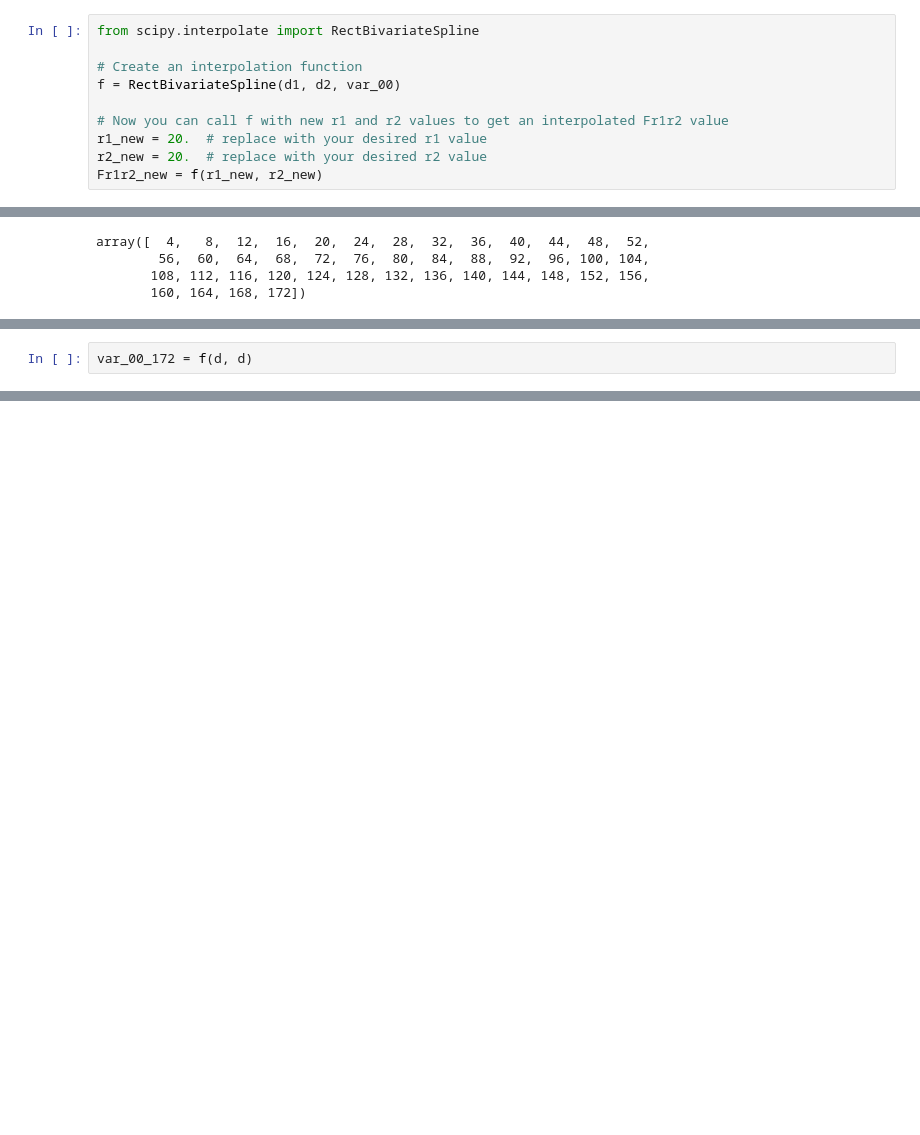
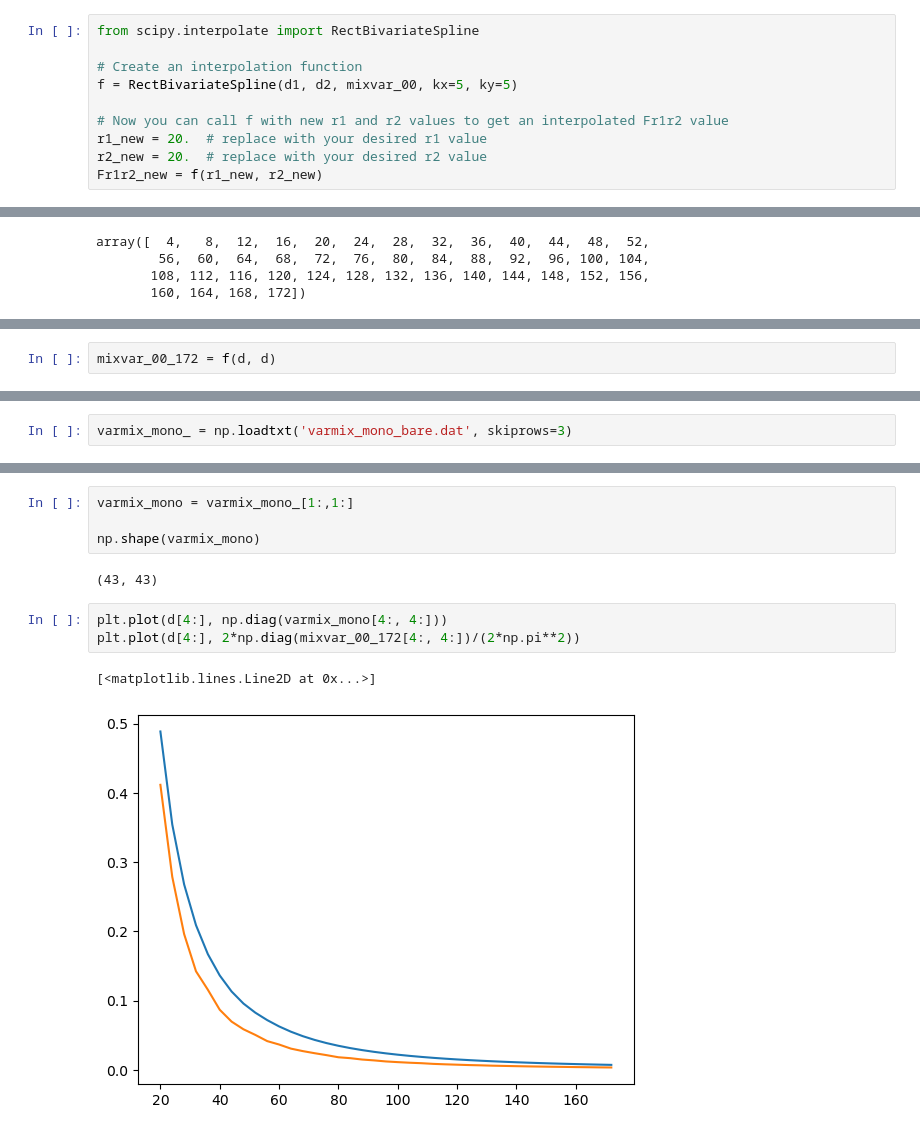
Before and after one commit to dasobral/2DFFTLog, a Jupyter notebook: test_integrals.ipynb, the cells around one changed output, grey strips where cells are left out. Saved outputs shown, nothing was run; the diff lists cells and outputs as text; blank space fills up the shorter version.

```diff
--- a/test_integrals.ipynb
+++ b/test_integrals.ipynb
@@ -63,7 +215,7 @@ np.shape(Fr1Fr2)
 from scipy.interpolate import RectBivariateSpline
 
 # Create an interpolation function
-f = RectBivariateSpline(d1, d2, var_00)
+f = RectBivariateSpline(d1, d2, mixvar_00, kx=5, ky=5)
 
 # Now you can call f with new r1 and r2 values to get an interpolated Fr1r2 value
 r1_new = 20.  # replace with your desired r1 value
@@ -93,3 +249,3 @@ array([  4,   8,  12,  16,  20,  24,  28,  32,  36,  40,  44,  48,  52,
 # %%
-var_00_172 = f(d, d)
+mixvar_00_172 = f(d, d)
 # %%
@@ -98,0 +269,2 @@ np.shape(var_00_172)
+# %%
+varmix_mono_ = np.loadtxt('varmix_mono_bare.dat', skiprows=3)
@@ -98,0 +286,12 @@ np.shape(var_00_172)
+# %%
+varmix_mono = varmix_mono_[1:,1:]
+
+np.shape(varmix_mono)
+# %% [output]
+(43, 43)
+# %%
+plt.plot(d[4:], np.diag(varmix_mono[4:, 4:]))
+plt.plot(d[4:], 2*np.diag(mixvar_00_172[4:, 4:])/(2*np.pi**2))
+# %% [output]
+[<matplotlib.lines.Line2D at 0x...>]
+[figure, added]
```
Also changed, not shown: parts of 41 cells of this notebook, 4 other files.
